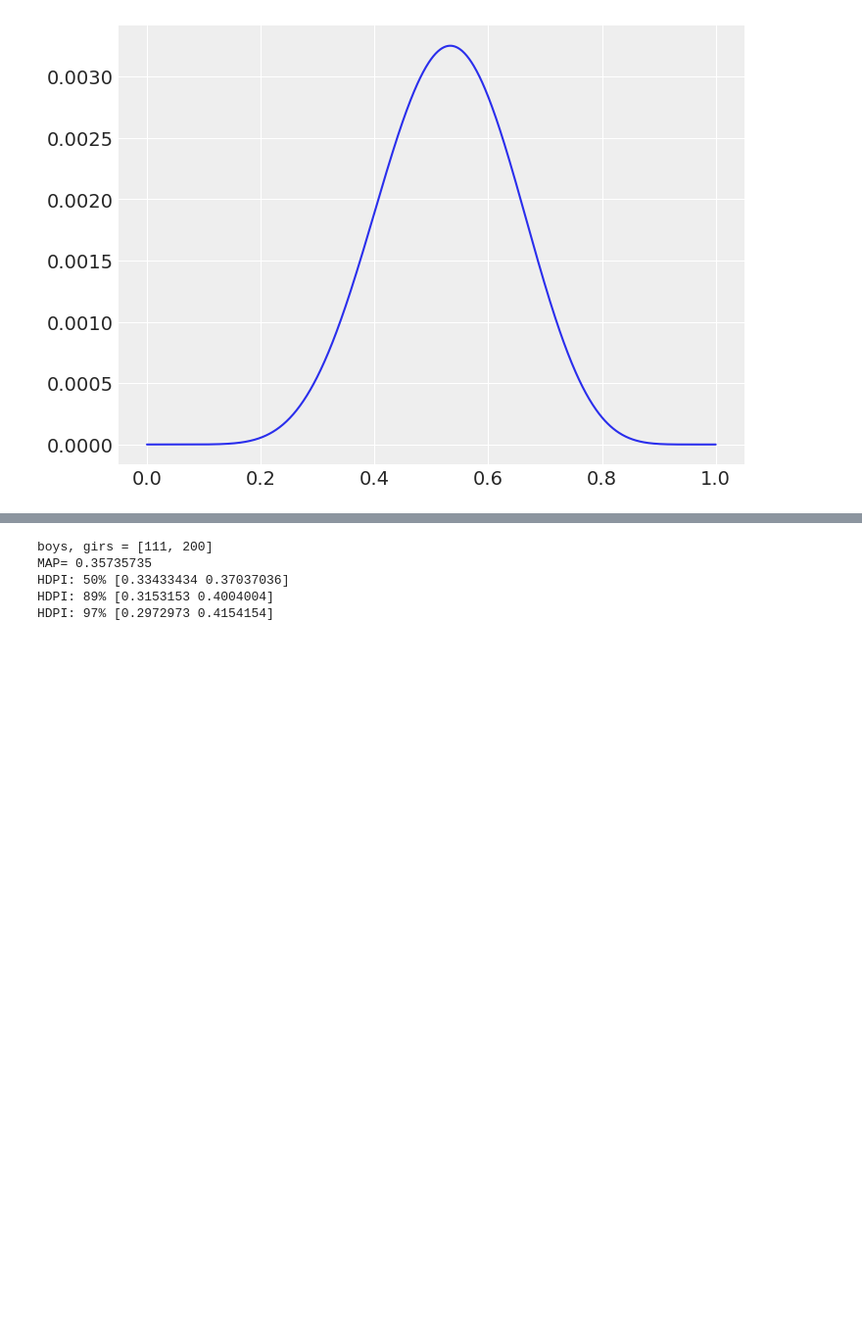
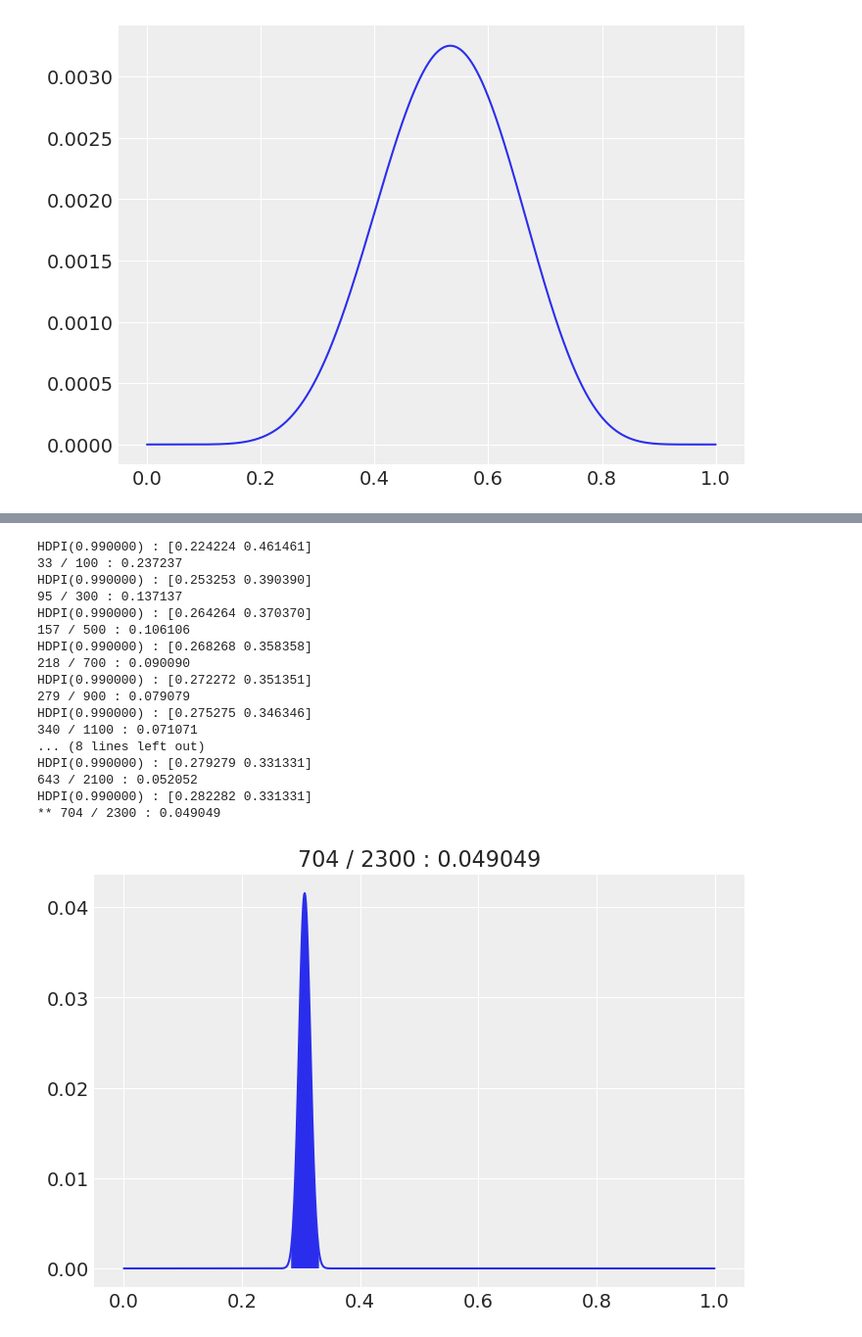
Before and after one commit to dnikku/jnbooks, a Jupyter notebook: nbooks/stats-rethinking2/03_chapter.ipynb, the cells around one changed output, grey strips where cells are left out. Shown: that part at 98% size. Saved outputs shown, nothing was run; the diff lists cells and outputs as text; code cells hidden in the pictures; blank space fills up the shorter version.

```diff
--- a/nbooks/stats-rethinking2/03_chapter.ipynb
+++ b/nbooks/stats-rethinking2/03_chapter.ipynb
@@ -323,27 +272,49 @@ for N in range(100, 3000, 200):
-# %%
-# The Hard problems here all use the data below. These data indicate the gender (male = 1, female = 0) of officially reported first and second born children in 100 two-child families.
-
-birth1 = jnp.array([1,0,0,0,1,1,0,1,0,1,0,0,1,1,0,1,1,0,0,0,1,0,0,0,1,0,0,0,0,1,1,1,0,1,0,1,1,1,0,1,0,1,1,0,1,0,0,1,1,0,1,0,0,0,0,0,0,0,1,1,0,1,0,0,1,0,0,0,1,0,0,1,1,1,1,0,1,0,1,1,1,1,1,0,0,1,0,1,1,0,1,0,1,1,1,0,1,1,1,1])
-birth2 = jnp.array([0,1,0,1,0,1,1,1,0,0,1,1,1,1,1,0,0,1,1,1,0,0,1,1,1,0,1,1,1,0,1,1,1,0,1,0,0,1,1,1,1,0,0,1,0,1,1,1,1,1,1,1,1,1,1,1,1,1,1,1,1,0,1,1,0,1,1,0,1,1,1,0,0,0,0,0,0,1,0,0,0,1,1,0,0,1,0,0,1,1,0,0,0,1,1,1,0,0,0,0])
-
-boys, girls = sum(birth1) + sum(birth2), len(birth1) + len(birth2)
-print("boys, girs = [%d, %d]" % (boys, girls))
-
-# 3H1 Using grid approximation, compute the posterior distribution for the probability of a birth being a boy. Assume a uniform prior probability. Which parameter value maximizes the posterior probability?
-p_grid = jnp.linspace(start=0, stop=1, num=1000)
-prior = standardize( jnp.repeat(1, 1000))
-
-posterior = standardize (prior * jnp.exp(dist.Beta(boys + 1, girls + 1).log_prob(p_grid)) )
-
-samples = p_grid[dist.Categorical(posterior).sample(random_gen, (10000,))]
-
-print("MAP=", p_grid[jnp.argmax(posterior)])
-print("HDPI: 50%", numpyro.diagnostics.hpdi(samples, prob=0.5))
-print("HDPI: 89%", numpyro.diagnostics.hpdi(samples, prob=0.89))
-print("HDPI: 97%", numpyro.diagnostics.hpdi(samples, prob=0.97))
-# %% [output]
-boys, girs = [111, 200]
-MAP= 0.35735735
-HDPI: 50% [0.33433434 0.37037036]
-HDPI: 89% [0.3153153 0.4004004]
-HDPI: 97% [0.2972973 0.4154154]
+# %%
+# 3M6 Suppose you want to estimate the Earth’s proportion of water very precisely. Specifically, you want the 99% percentile interval of the posterior distribution of p to be only 0.05 wide.
+# This means the distance between the upper and lower bound of the interval should be 0.05. How many times will you have to toss the globe to do this?
+
+# see https://gregor-mathes.netlify.app/2020/07/31/rethinking-chapter-3/#medium-practices
+# This is going to be tricky. We need to simulate sample sizes, and then iteratively apply a function that calculates the 99% percentile interval to these sample sizes. Let’s define the function:
+# generate diffrent samples count
+reth2.random_reset(100)
+p_grid = reth2.grid_gen(1000)
+prior = reth2.unif_prior(len(p_grid))
+
+for N in range(100, 3000, 200):
+    W =  reth2.rbinom(0.3, N, (1,))[0]
+
+    #posterior = standardize( prior * jnp.exp(dist.Binomial(total_count=N, probs=p_grid).log_prob(W)) )
+    # analytical, using Beta
+    posterior = reth2.standardize(reth2.dbeta(p_grid, W + 1, (N-W) + 1))
+
+    samples = reth2.samples_grid(p_grid, posterior, 10000)
+
+    lo, hi = reth2.HPDI(samples, 0.99)
+    #lo, hi = jnp.quantile(samples, jnp.array([0.005, 0.995]))
+    if abs(hi - lo) < 0.05:
+        print ("** %d / %d : %f" % (W, N, hi - lo))
+
+        reth2.fill_interval(p_grid, posterior, (lo, hi), "%d / %d : %f" % (W, N, hi - lo))
+        plt.show()
+        break
+    else:
+        print ("%d / %d : %f" % (W, N, hi - lo))
+# %% [output]
+HDPI(0.990000) : [0.224224 0.461461]
+33 / 100 : 0.237237
+HDPI(0.990000) : [0.253253 0.390390]
+95 / 300 : 0.137137
+HDPI(0.990000) : [0.264264 0.370370]
+157 / 500 : 0.106106
+HDPI(0.990000) : [0.268268 0.358358]
+218 / 700 : 0.090090
+HDPI(0.990000) : [0.272272 0.351351]
+279 / 900 : 0.079079
+HDPI(0.990000) : [0.275275 0.346346]
+340 / 1100 : 0.071071
+... (8 lines left out)
+HDPI(0.990000) : [0.279279 0.331331]
+643 / 2100 : 0.052052
+HDPI(0.990000) : [0.282282 0.331331]
+** 704 / 2300 : 0.049049
+[figure, added]
```
Also changed, not shown: parts of 23 cells of this notebook, 2 other files.
